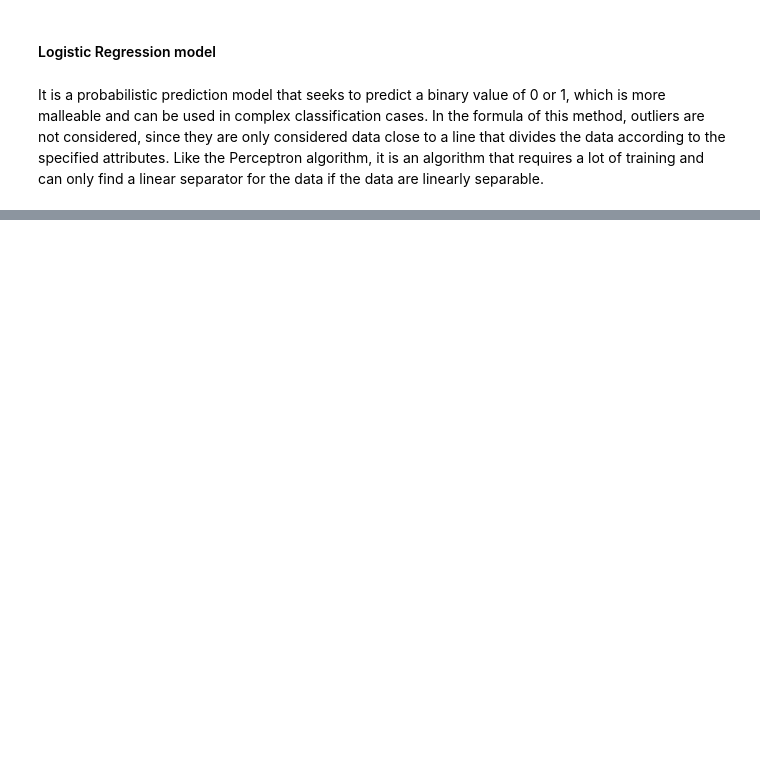
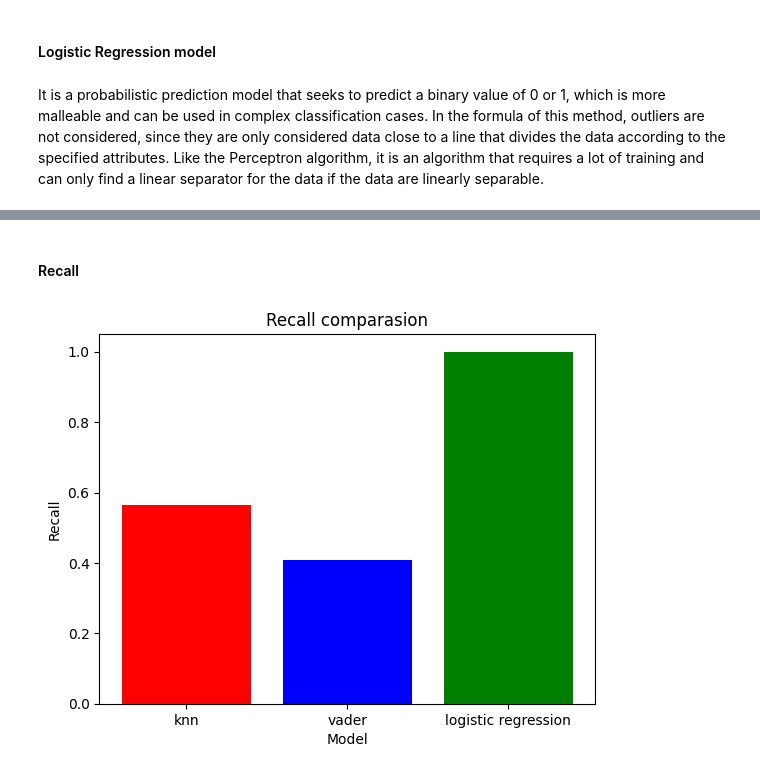
Before and after one commit to Andre-LR/Sentiment_Analyzer_Amazon_Reviews, a Jupyter notebook: SentimentAnalysis.ipynb, the cells around one changed output, grey strips where cells are left out. Drawn from its saved outputs; the diff is of its cells as text; code cells hidden in the pictures; blank space fills up the shorter version.

```diff
--- a/SentimentAnalysis.ipynb
+++ b/SentimentAnalysis.ipynb
@@ -517,0 +727,16 @@ df_test_lr.head()
+# %% [markdown]
+#### Recall
+# %%
+def plot_recall_comparasion(df_knn, df_vader, logistic_regression_df):
+    x = ['knn', 'vader', 'logistic regression']
+    y = [df_knn.knn_recall.mean(), df_vader.vader_recall.mean(), logistic_regression_df.lr_recall.mean()]
+
+    plt.bar(x, y, color=['red', 'blue', 'green'])
+    plt.title('Recall comparasion')
+    plt.xlabel('Model')
+    plt.ylabel('Recall')
+    plt.show()
+
+plot_recall_comparasion(df_train_knn, df_train_vader, df_train_logistic_regression)
+# %% [output]
+[figure, added]
```
Also changed, not shown: parts of 86 cells of this notebook, 1 other file.
